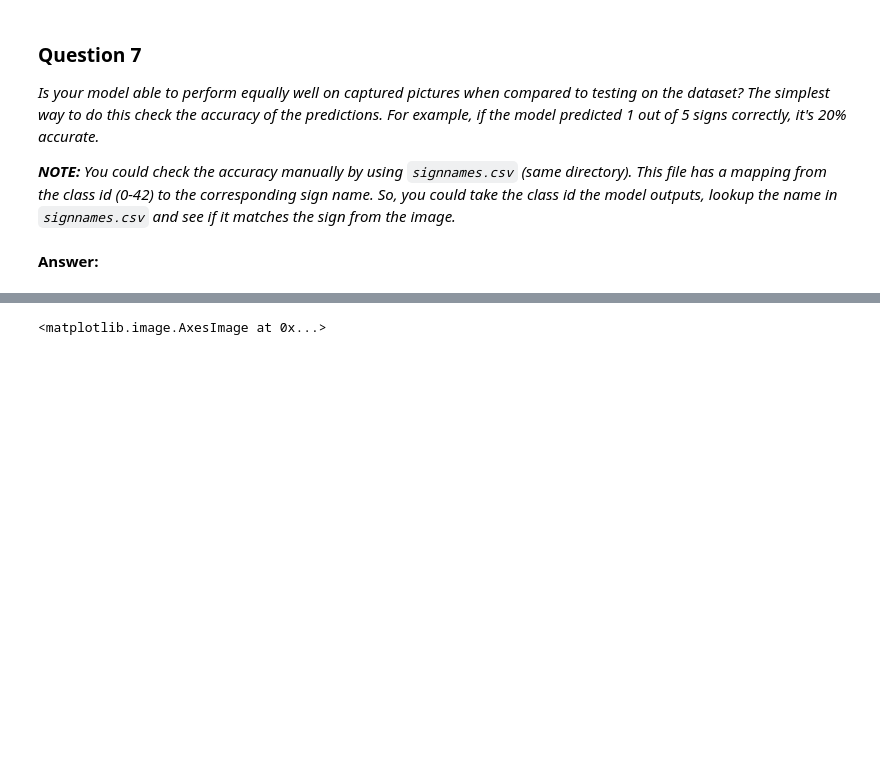
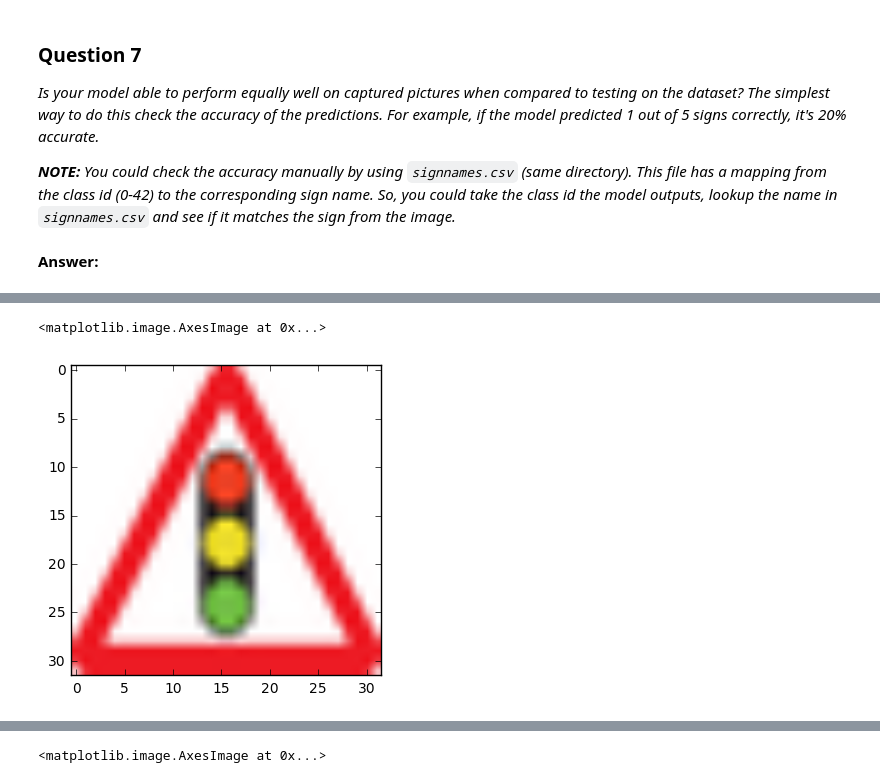
Before and after one commit to hristo-vrigazov/traffic-signs, a Jupyter notebook: Traffic_Sign_Classifier.ipynb, the cells around one changed output, grey strips where cells are left out. Saved outputs shown, nothing was run; the diff lists cells and outputs as text; code cells hidden in the pictures; blank space fills up the shorter version.

```diff
--- a/Traffic_Sign_Classifier.ipynb
+++ b/Traffic_Sign_Classifier.ipynb
@@ -640,0 +644,5 @@ plt.show()
+# %%
+plt.imshow(X_new[6])
+# %% [output]
+<matplotlib.image.AxesImage at 0x...>
+[figure, added]
```
Also changed, not shown: parts of 15 cells of this notebook, 3 other files.
